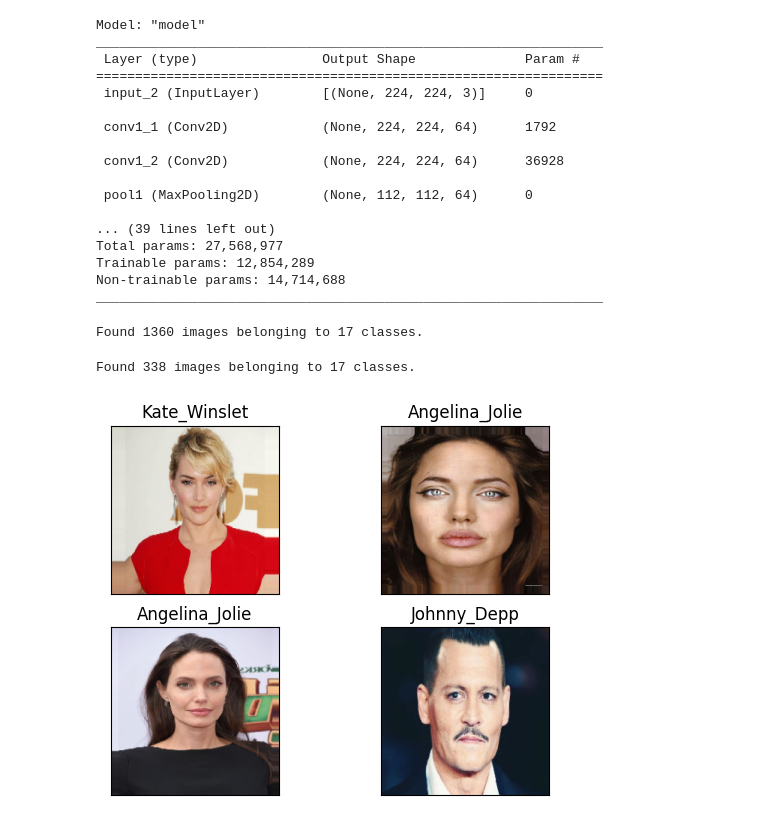
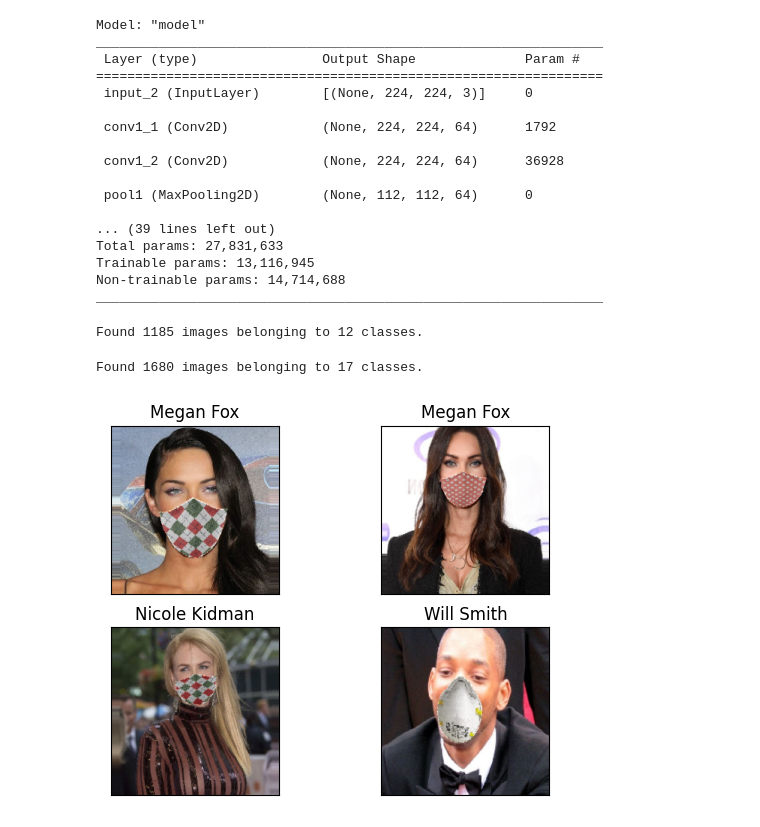
Before and after one commit to MSeutin/inYourFace, a Jupyter notebook: Cebastian_model/Final_Project.ipynb, the cells around one changed output. Saved outputs shown, nothing was run; the diff lists cells and outputs as text; code cells hidden in the pictures.

```diff
--- a/Cebastian_model/Final_Project.ipynb
+++ b/Cebastian_model/Final_Project.ipynb
@@ -62,16 +61,15 @@ _________________________________________________________________
 nb_class = 17
 hidden_dim = 512
 
-vgg_notop = VGGFace(include_top=False, input_shape=(nrow, ncol, 3), pooling='avg')
+vgg_notop = VGGFace(include_top=False, input_shape=(224, 224, 3))
 for layer in vgg_notop.layers:
     layer.trainable = False
-
 
 last_layer = vgg_notop.get_layer('pool5').output
 
 x = Flatten(name='flatten')(last_layer)
+x = Dense(hidden_dim, activation='relu', name='fc6')(x)
 x = Dense(hidden_dim, activation='relu', name='fc7')(x)
-x = Dropout(.5)(x)
 out = Dense(nb_class, activation='softmax', name='fc8')(x)
 
 custom_vgg_model = Model(vgg_notop.input, out)
@@ -90,15 +88,15 @@ _________________________________________________________________
  pool1 (MaxPooling2D)        (None, 112, 112, 64)      0
 
 ... (39 lines left out)
-Total params: 27,568,977
-Trainable params: 12,854,289
+Total params: 27,831,633
+Trainable params: 13,116,945
 Non-trainable params: 14,714,688
 _________________________________________________________________
 # %%
 #training data set
 batch_size = 8
 
-train_data_dir = '../converging_models/unmasked_dataset/train/'
+train_data_dir = '/Users/cebastiansantiago/Downloads/IN_YOUR_FACE_DATASET/train'
 train_datagen = ImageDataGenerator(rescale=1./255,
                                    shear_range=0.2,
                                    zoom_range=0.2,
@@ -109,14 +107,14 @@ train_generator = train_datagen.flow_from_directory(
                         batch_size=batch_size,
                         class_mode='sparse')
 # %% [output]
-Found 1360 images belonging to 17 classes.
+Found 1185 images belonging to 12 classes.
 # %%
 #test data set
-test_data_dir = '../converging_models/unmasked_dataset/test/'
+test_data_dir = '/Users/cebastiansantiago/Downloads/IN_YOUR_FACE_DATASET/test'
 test_datagen = ImageDataGenerator(rescale=1./255,
-                                  shear_range=0.2,
-                                  zoom_range=0.2,
-                                  horizontal_flip=True
+                                   shear_range=0.2,
+                                   zoom_range=0.2,
+                                   horizontal_flip=True
                                  )
 test_generator = test_datagen.flow_from_directory(
                         test_data_dir,
@@ -124,7 +122,7 @@ test_generator = test_datagen.flow_from_directory(
                         batch_size=batch_size, shuffle = False,
                         class_mode='sparse')
 # %% [output]
-Found 338 images belonging to 17 classes.
+Found 1680 images belonging to 17 classes.
 # %%
 #display image function
 def disp_image(im):
@@ -141,24 +139,26 @@ def disp_image(im):
     plt.xticks([])
     plt.yticks([])
 # %%
-# names = ['Will Smith','Tom Hanks','Tom Cruise','Scarlett Johansson','Sandra Bullock',
-#          'Robert Downey JR','Nicole Kidman','Natalie Portman','Megan Fox','Leo','Kate Winslet','Johnny Deep',
-#         'Jennifier Lawrence','Hugh Jackman','Denzel Washington','Brad Pitt','Angelina Jolie']
-names = ['Angelina_Jolie', 'Brad_Pitt', 'Denzel_Washington', 'Hugh_Jackman', 'Jennifer_Lawrence', 'Johnny_Depp', 'Kate_Winslet', 'Leonardo_DiCaprio', 'Megan_Fox', 'Natalie_Portman', 'Nicole_Kidman', 'Robert_Downey_Jr', 'Sandra_Bullock', 'Scarlett_Johansson', 'Tom_Cruise','Tom_Hanks', 'Will_Smith']
+
+textFileNames = ['Johnny Depp' ,'Kate Winslet','Leonardo DiCaprio','Megan Fox',
+                 'Natalie Portman','Nicole Kidman','Robert Downey Jr','Sandra Bullock','Scarlett Johansson','Tom Cruise'
+                 ,'Tom Hanks','Will Smith']
+
+
 
 
 batch_shape = (batch_size,custom_vgg_model.input_shape[1] ,
                custom_vgg_model.input_shape[2],
                custom_vgg_model.input_shape[3])
 X = np.zeros(batch_shape)
 y = np.zeros(batch_size)
 
 X,y = train_generator.next()
 nplot = 4
 for i in range(nplot):
     plt.subplot(2,int(nplot/2),i+1)
     disp_image(X[i,:,:,:])
-    title = (names[int(y[i])])
+    title = (textFileNames[int(y[i])])
     plt.title(title)
 # %% [output]
-[figure, old version]
+[figure, new version]
```
Also changed, not shown: parts of 12 cells of this notebook.
